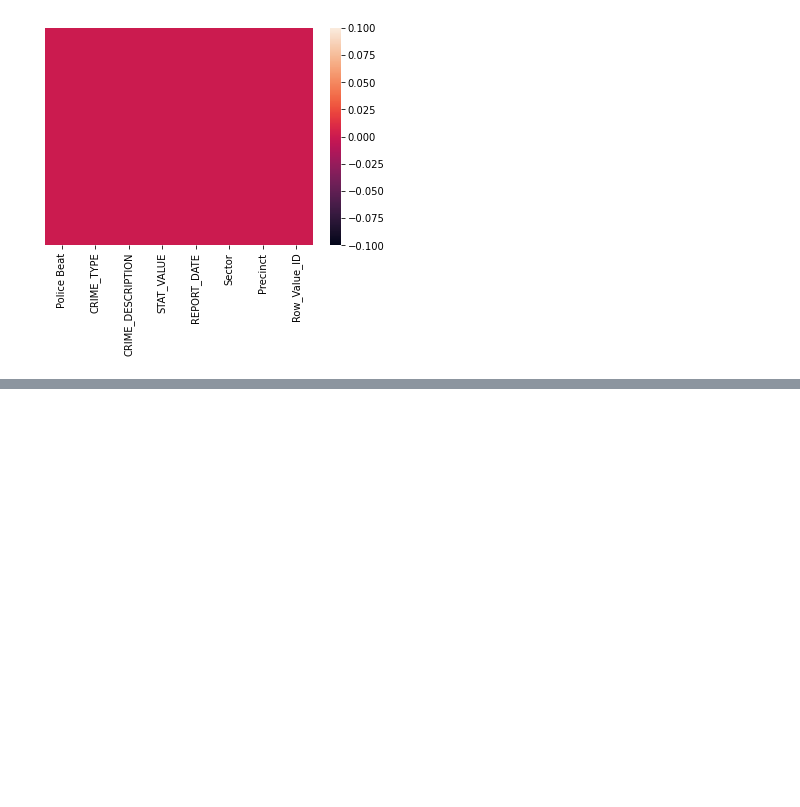
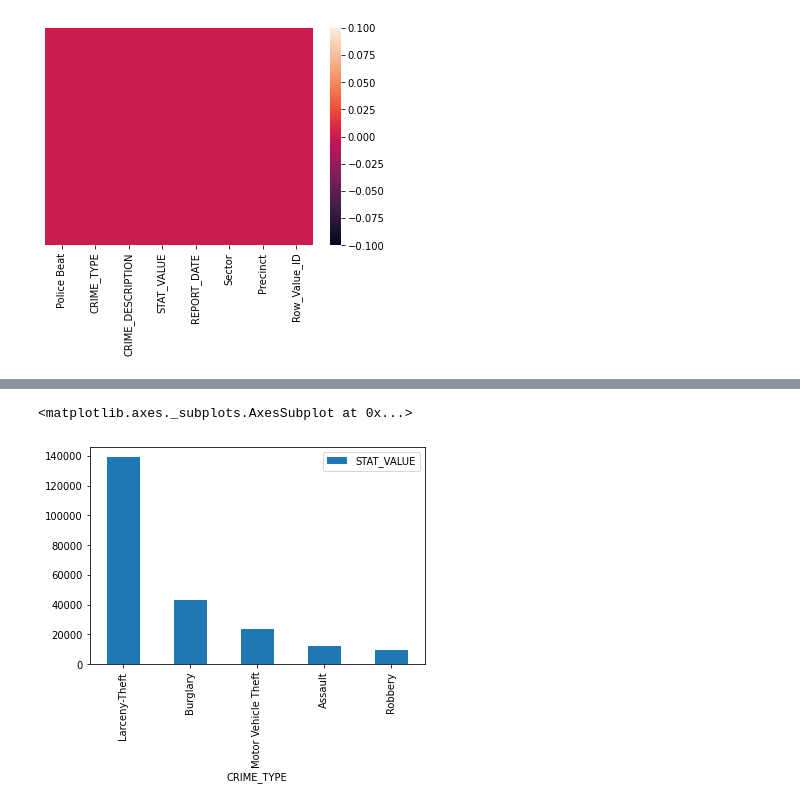
Before and after one commit to omarlopez2001/take-home-project, a Jupyter notebook: SPD_1_5_HW_lopez_omar.ipynb, the cells around one changed output, grey strips where cells are left out. Saved outputs shown, nothing was run; the diff lists cells and outputs as text; code cells hidden in the pictures; blank space fills up the shorter version.

```diff
--- a/SPD_1_5_HW_lopez_omar.ipynb
+++ b/SPD_1_5_HW_lopez_omar.ipynb
@@ -69,0 +106,3 @@ sns.heatmap(df.isnull(), yticklabels=False)
+# %%
+top_5_crimes = df.groupby('CRIME_TYPE').agg({'STAT_VALUE': 'sum'}).sort_values('STAT_VALUE', ascending=False)[:5]
+top_5_crimes
@@ -69,0 +117,5 @@ sns.heatmap(df.isnull(), yticklabels=False)
+# %%
+top_5_crimes.plot(kind='bar')
+# %% [output]
+<matplotlib.axes._subplots.AxesSubplot at 0x...>
+[figure, added]
```
Also changed, not shown: parts of 10 cells of this notebook.
